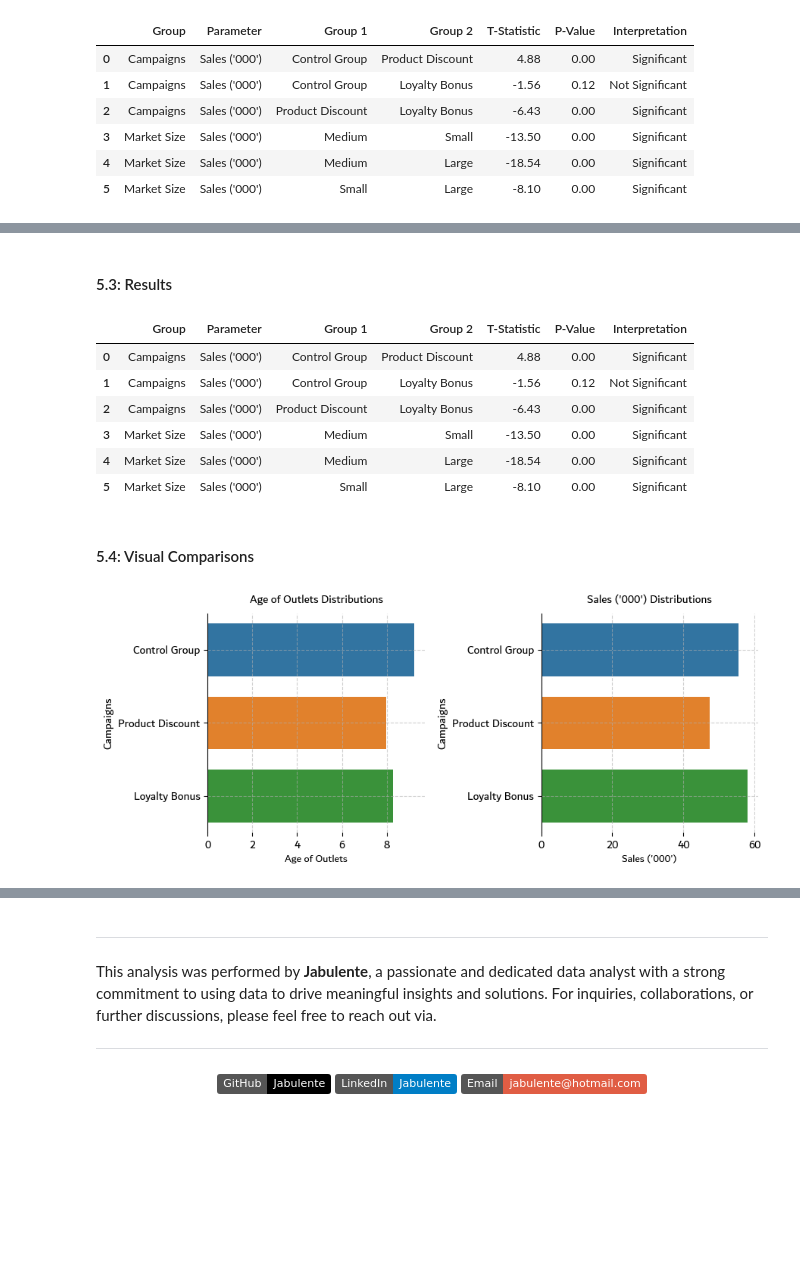
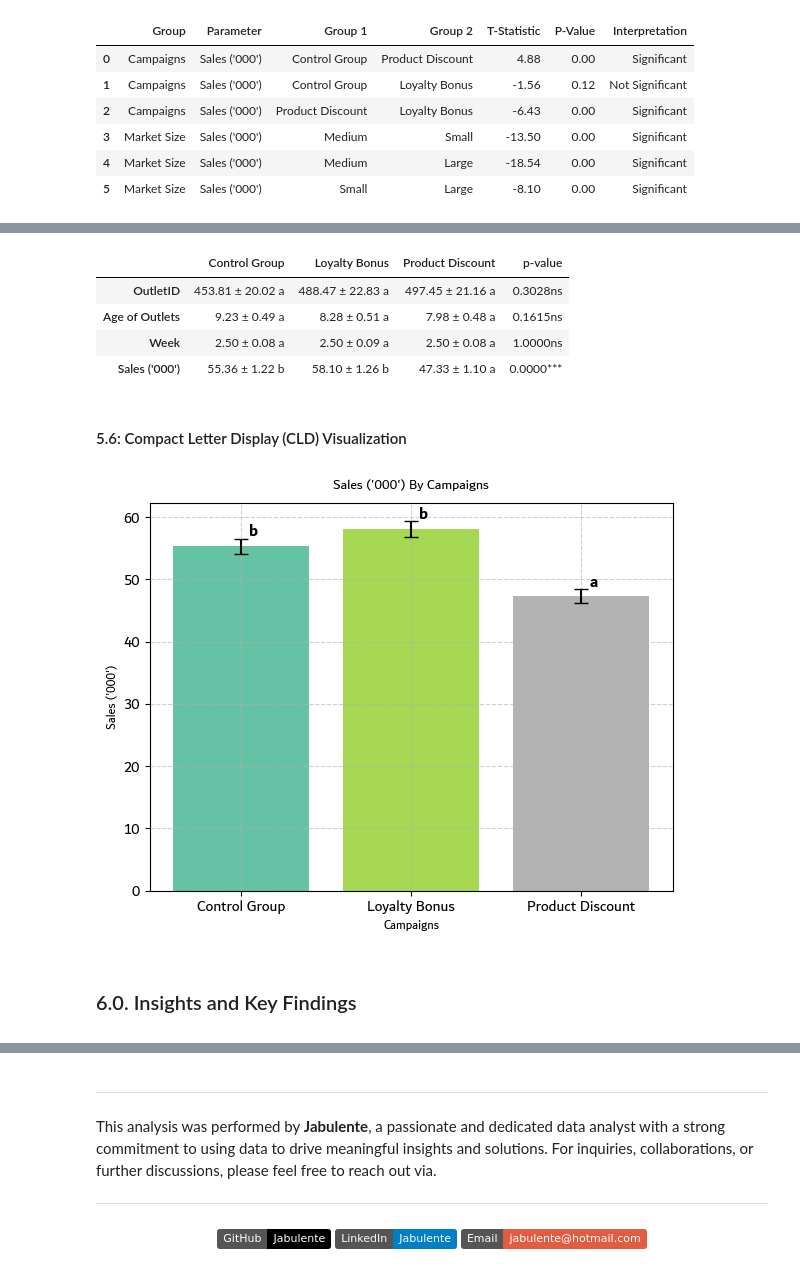
Before and after one commit to Jabulente/AB-Testing-on-Marketing-Campaigns, a Jupyter notebook: Notebooks/AB Testing for Marketing Campaign Optimization.ipynb, the cells around one changed output, grey strips where cells are left out. Cells and saved outputs as stored; diff of their text form; code cells hidden in the pictures; badges without logos; blank space fills up the shorter version.

```diff
--- a/Notebooks/AB Testing for Marketing Campaign Optimization.ipynb
+++ b/Notebooks/AB Testing for Marketing Campaign Optimization.ipynb
@@ -683,40 +812,22 @@ display(Results)
+# %%
+from Scripts.compact_letter_display import compact_letter_table
+
+results = compact_letter_table(df, group="Campaigns", savepath=None)
+display(results.T)
+# %% [output]
+|  | Control Group | Loyalty Bonus | Product Discount | p-value |
+| OutletID | 453.81 ± 20.02 a | 488.47 ± 22.83 a | 497.45 ± 21.16 a | 0.3028ns |
+| Age of Outlets | 9.23 ± 0.49 a | 8.28 ± 0.51 a | 7.98 ± 0.48 a | 0.1615ns |
+| Week | 2.50 ± 0.08 a | 2.50 ± 0.09 a | 2.50 ± 0.08 a | 1.0000ns |
+| Sales ('000') | 55.36 ± 1.22 b | 58.10 ± 1.26 b | 47.33 ± 1.10 a | 0.0000*** |
 # %% [markdown]
-<h4 style='font-size: 15px; font-weight: 600'>5.3: Results</h4>
+<h4 style='font-size: 15px; font-weight: 600'>5.6: Compact Letter Display (CLD) Visualization</h4>
-# %%
-display(Results)
-# %% [output]
-|  | Group | Parameter | Group 1 | Group 2 | T-Statistic | P-Value | Interpretation |
-| 0 | Campaigns | Sales ('000') | Control Group | Product Discount | 4.88 | 0.00 | Significant |
-| 1 | Campaigns | Sales ('000') | Control Group | Loyalty Bonus | -1.56 | 0.12 | Not Significant |
-| 2 | Campaigns | Sales ('000') | Product Discount | Loyalty Bonus | -6.43 | 0.00 | Significant |
-| 3 | Market Size | Sales ('000') | Medium | Small | -13.50 | 0.00 | Significant |
-| 4 | Market Size | Sales ('000') | Medium | Large | -18.54 | 0.00 | Significant |
-| 5 | Market Size | Sales ('000') | Small | Large | -8.10 | 0.00 | Significant |
-# %% [markdown]
-<h4 style='font-size: 15px; font-weight: 600'>5.4: Visual Comparisons</h4>
-# %%
-categorical_variables = ['Age of Outlets', 'Sales (\'000\')']
-
-num_variables = len(categorical_variables)
-rows = math.ceil(num_variables / 3)
-cols = min(num_variables, 2)
-
-fig, axes = plt.subplots(rows, cols, figsize=(4.5*cols, 4*rows))
-plt.rcParams.update({'font.family': 'Dubai', 'font.style': 'normal', 'font.size': 11 })
-axes = axes.flatten() if num_variables > 1 else [axes]
-
-for idx, column in enumerate(categorical_variables):
-    sns.barplot(data=df, x=df[column], y=df['Campaigns'], fill=True, gap=0.1, ax=axes[idx], hue ='Campaigns', linewidth=0.6, errorbar=None)
-    sns.despine(ax=axes[idx], right=True, bottom=True)
-    axes[idx].set_title(f"{column} Distributions", fontsize=11, pad=10)
-    axes[idx].set_xlabel(column, fontsize=10)
-    axes[idx].grid(linestyle='--', alpha=0.6)
-    axes[idx].legend(frameon=False)
-
-
-for idx in range(num_variables, len(axes)):
-    fig.delaxes(axes[idx])
-plt.tight_layout(rect=[0, 0, 1, 0.97])
-plt.show()
-# %% [output]
-[figure, removed]
+# %%
+from Scripts.cld_visualization import cld_plot
+
+Metrics = ['Sales (\'000\')']
+cld_plot(df, Metrics, group='Campaigns', savepath=None)
+# %% [output]
+[figure, added]
+# %% [markdown]
+<h1 style='font-weight: 600; font-size: 20px; text-align: left'>6.0. Insights and Key Findings </h1>
```
Also changed, not shown: parts of 10 cells of this notebook, 5 other files.
